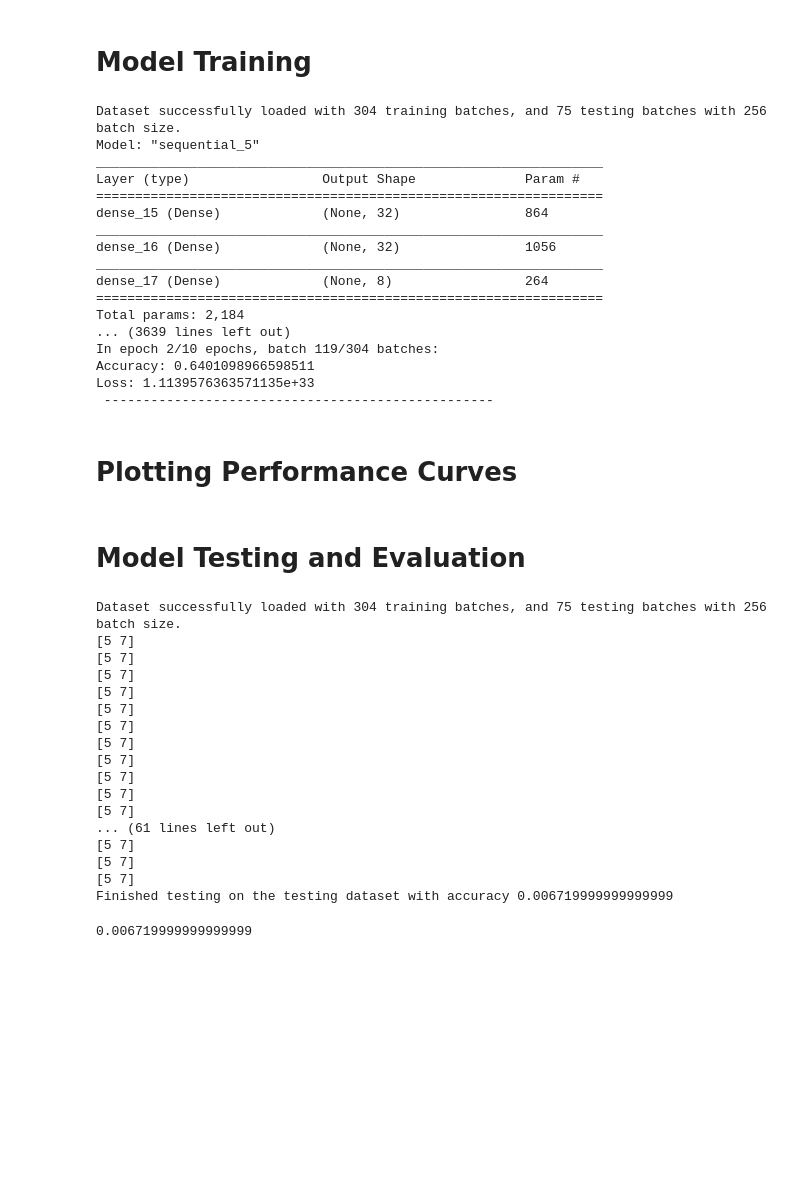
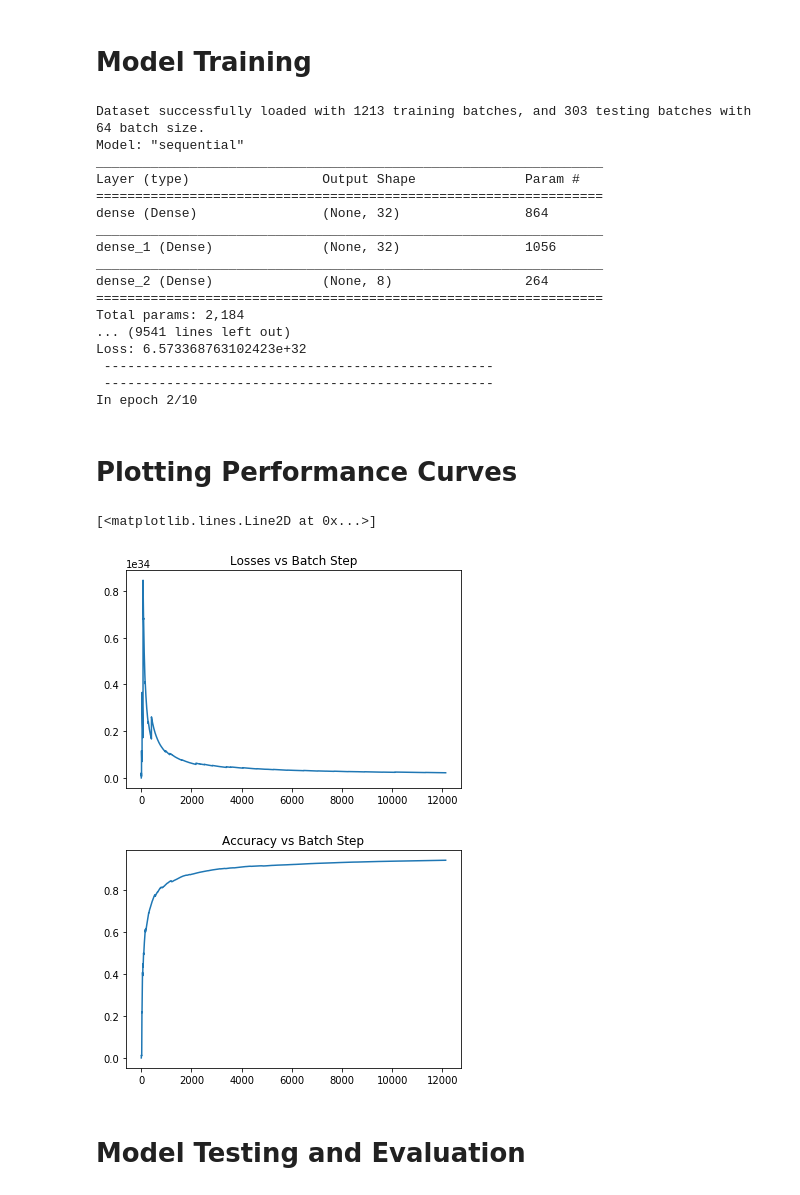
Before and after one commit to MichaelHannalla/dqn_intrusion, a Jupyter notebook: dqn_agent.ipynb, the cells around one changed output. Cells and saved outputs as stored; diff of their text form; code cells hidden in the pictures; blank space fills up the shorter version.

Commit message:
Finalized project v1. 94% train_accuracy, 97% test accuracy

```diff
--- a/dqn_agent.ipynb
+++ b/dqn_agent.ipynb
@@ -11,7 +10,7 @@ import os
 # %% [markdown]
 # Dataset Preparation
 # %%
-BATCH_SIZE = 256                # Default batch size
+BATCH_SIZE = 64                 # Default batch size
 TRAIN_SPLIT_PERCENT = 0.8       # 90% of the data for training, 10% for testing
 
 class DataLoader:
@@ -215,54 +224,40 @@ class DeepQNet:
 # Model Training
 # %%
 # Training our model
-data = DataLoader("new_data.csv", batch_size= BATCH_SIZE)           # Importing the dataset using our dataloader
+data = DataLoader("data/ids_data.csv", batch_size= BATCH_SIZE)           # Importing the dataset using our dataloader
 dq_net = DeepQNet(dataset= data)                                    # Creating our DQNet
 dq_net.summary()                                                    # Printing the model contents
-dq_net.train(save_path= "models/ids_dqnet.ckpt")                    # Calling the train function
+losses, accuracies = dq_net.train(save_path= "models/ids_dqnet.ckpt")                    # Calling the train function
 # %% [output]
-Dataset successfully loaded with 304 training batches, and 75 testing batches with 256 batch size.
-Model: "sequential_5"
+Dataset successfully loaded with 1213 training batches, and 303 testing batches with 64 batch size.
+Model: "sequential"
 _________________________________________________________________
 Layer (type)                 Output Shape              Param #
 =================================================================
-dense_15 (Dense)             (None, 32)                864
+dense (Dense)                (None, 32)                864
 _________________________________________________________________
-dense_16 (Dense)             (None, 32)                1056
+dense_1 (Dense)              (None, 32)                1056
 _________________________________________________________________
-dense_17 (Dense)             (None, 8)                 264
+dense_2 (Dense)              (None, 8)                 264
 =================================================================
 Total params: 2,184
-... (3639 lines left out)
-In epoch 2/10 epochs, batch 119/304 batches:
-Accuracy: 0.6401098966598511
-Loss: 1.1139576363571135e+33
+... (9541 lines left out)
+Loss: 6.573368763102423e+32
  --------------------------------------------------
+ --------------------------------------------------
+In epoch 2/10
 # %% [markdown]
 # Plotting Performance Curves
+# %%
+# Using plotting techniques to visualize the performance curves of training our model.
+plt.title("Losses vs Batch Step")
+plt.plot(losses)
+plt.figure()
+plt.title("Accuracy vs Batch Step")
+plt.plot(accuracies)
+# %% [output]
+[<matplotlib.lines.Line2D at 0x...>]
+[figure, added]
+[figure, added]
 # %% [markdown]
 # Model Testing and Evaluation
-# %%
-# Testing our model
-data = DataLoader("new_data.csv", batch_size= BATCH_SIZE)           # Importing the dataset using our dataloader
-dq_net = DeepQNet(dataset= data)
-dq_net.load_model("models/ids_dqnet.ckpt")
-dq_net.test()
-# %% [output]
-Dataset successfully loaded with 304 training batches, and 75 testing batches with 256 batch size.
-[5 7]
-[5 7]
-[5 7]
-[5 7]
-[5 7]
-[5 7]
-[5 7]
-[5 7]
-[5 7]
-[5 7]
-[5 7]
-... (61 lines left out)
-[5 7]
-[5 7]
-[5 7]
-Finished testing on the testing dataset with accuracy 0.006719999999999999
-0.006719999999999999
```
Also changed, not shown: parts of 5 cells of this notebook, 4 other files.
